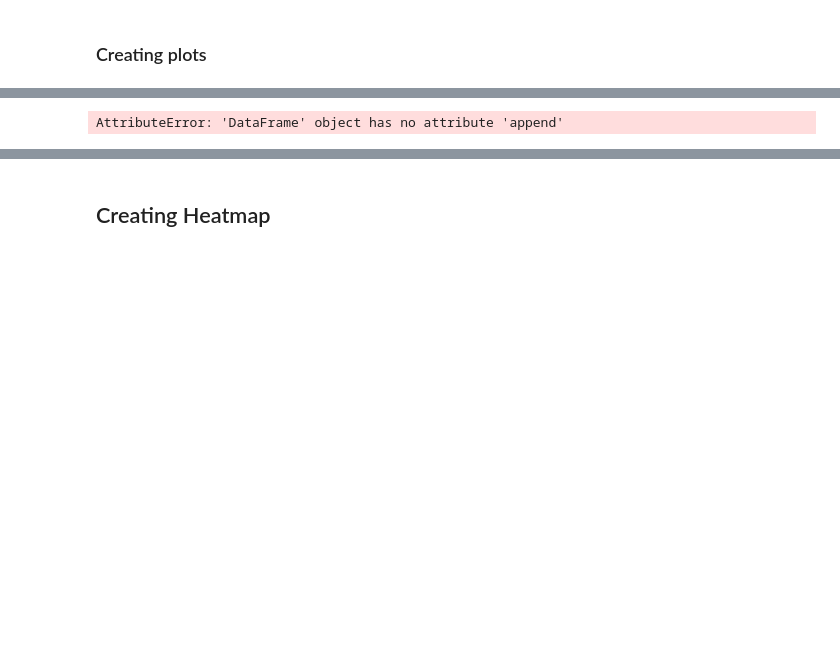
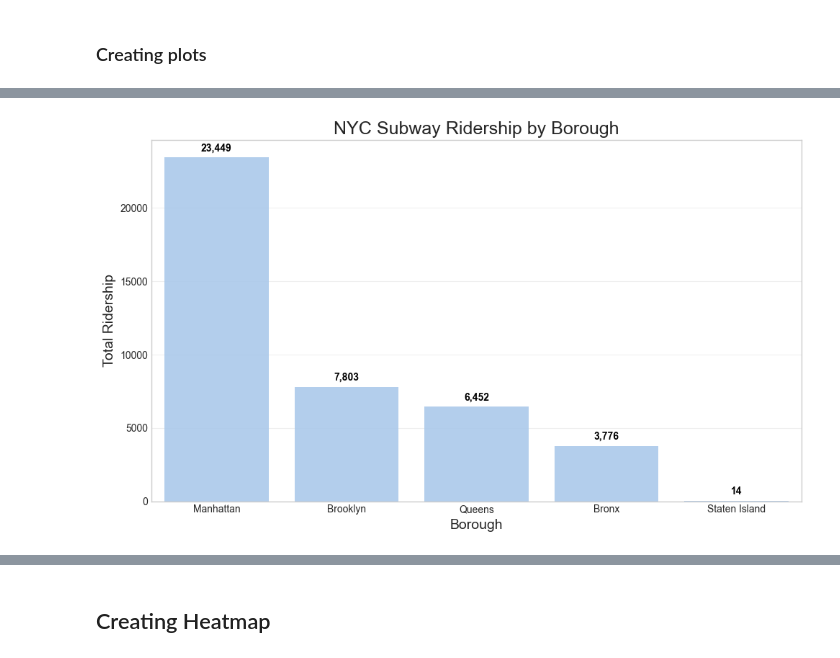
Before and after one commit to ClaraML96/ClaraML96.github.io, a Jupyter notebook: _scripts/data.ipynb, the cells around one changed output, grey strips where cells are left out. Saved outputs shown, nothing was run; the diff lists cells and outputs as text; code cells hidden in the pictures; blank space fills up the shorter version.

Commit message:
Fixed a mistake for a plot
Fixed a mistake for a plot

```diff
--- a/_scripts/data.ipynb
+++ b/_scripts/data.ipynb
@@ -91,38 +91,47 @@ borough_usage = df.groupby('borough')['ridership'].sum().reset_index()
 borough_usage = borough_usage.sort_values(by='ridership', ascending=False)
 
 # Make sure Staten Island is included (if it's not already in the data)
 if 'Staten Island' not in borough_usage['borough'].values:
     # Add Staten Island with a placeholder value if you have one
     # or remove this if-block if you're sure Staten Island is in your dataset
     borough_usage = borough_usage.append({'borough': 'Staten Island', 'ridership': 0}, ignore_index=True)
     borough_usage = borough_usage.sort_values(by='ridership', ascending=False)
 
 # Set the style
 plt.style.use('seaborn-v0_8-whitegrid')
 sns.set_palette("pastel")
 
 # Plot
 plt.figure(figsize=(10, 6))
 ax = sns.barplot(data=borough_usage, x='borough', y='ridership', alpha=0.9)
 
 # Format
 plt.title('NYC Subway Ridership by Borough', fontsize=18)
 plt.ylabel('Total Ridership', fontsize=14)
 plt.xlabel('Borough', fontsize=14)
 plt.xticks(rotation=0)
 plt.grid(axis='y', alpha=0.3)
 
 # Add value labels directly above the borough names (at the top of the axes)
-for i, row in borough_usage.iterrows():
+# for i, row in borough_usage.iterrows():
     # Place text at position i (x-axis) and just above 0 on y-axis
-    ax.text(i, 0, f"{int(row['ridership']):,}",
-            ha='center', va='bottom', fontsize=10, fontweight='bold',
-            color='black', transform=ax.get_xaxis_transform())
+    #ax.text(i, 0, f"{int(row['ridership']):,}",
+       #     ha='center', va='bottom', fontsize=10, fontweight='bold',
+        #    color='black', transform=ax.get_xaxis_transform())
+
+# Add value labels above each bar
+for bar in ax.patches:
+    x = bar.get_x() + bar.get_width() / 2  # Midten af søjlen
+    y = bar.get_height()                  # Højden = y-værdien vi skal vise
+    ax.text(x, y + 300,                   # 300 som offset for lidt luft
+            f"{int(y):,}",
+            ha='center', va='bottom', fontsize=10, fontweight='bold', color='black')
+
 
 plt.tight_layout()
 plt.show()
 # %% [output]
-AttributeError: 'DataFrame' object has no attribute 'append'
+[figure, added]
 # %%
 # Pie chart version
 plt.figure(figsize=(8, 8))
```
Also changed, not shown: parts of 3 cells of this notebook.
